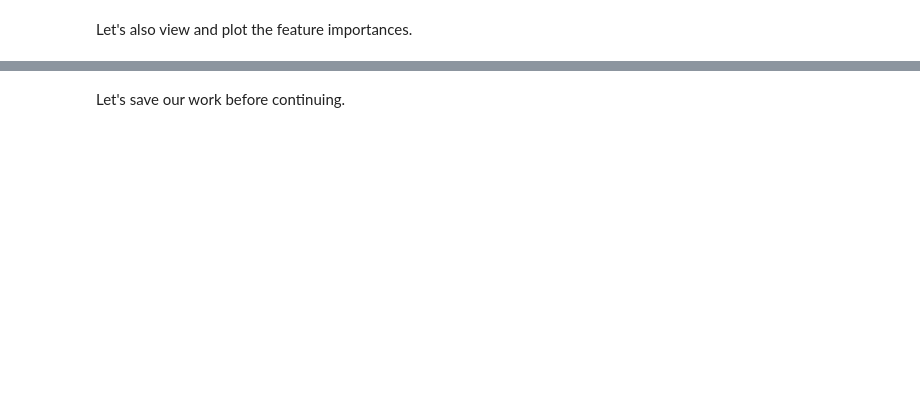
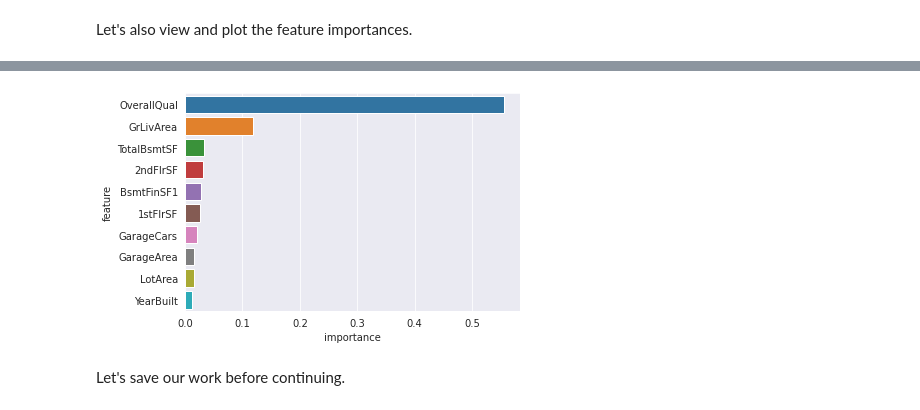
Before and after one commit to heyrobin/Price-Prediction-RF-DTree, a Jupyter notebook: python_random_forests.ipynb, the cells around one changed output, grey strips where cells are left out. Drawn from its saved outputs; the diff is of its cells as text; code cells hidden in the pictures; blank space fills up the shorter version.

```diff
--- a/python_random_forests.ipynb
+++ b/python_random_forests.ipynb
@@ -401,4 +417,4 @@ Committed successfully! https://jovian.ai/heyrobin/python-random-forests-assignm
 > **QUESTION 7**: Train a random forest regressor model with your best hyperparameters to minimize the validation loss.
 # %%
 # Create the model with custom hyperparameters
-rf2 = ???
+rf2 = RandomForestRegressor(random_state=42, n_jobs=-1,n_estimators=616,max_depth=18).fit(train_inputs,train_targets)
@@ -435,5 +481,7 @@ rf2_importance_df
 # %%
-sns.barplot(data=rf2_importance_df, x='importance', y='feature')
+sns.barplot(data=rf2_importance_df.head(10), x='importance', y='feature');
+# %% [output]
+[figure, added]
 # %% [markdown]
 Let's save our work before continuing.
 # %%
```
Also changed, not shown: parts of 27 cells of this notebook.
